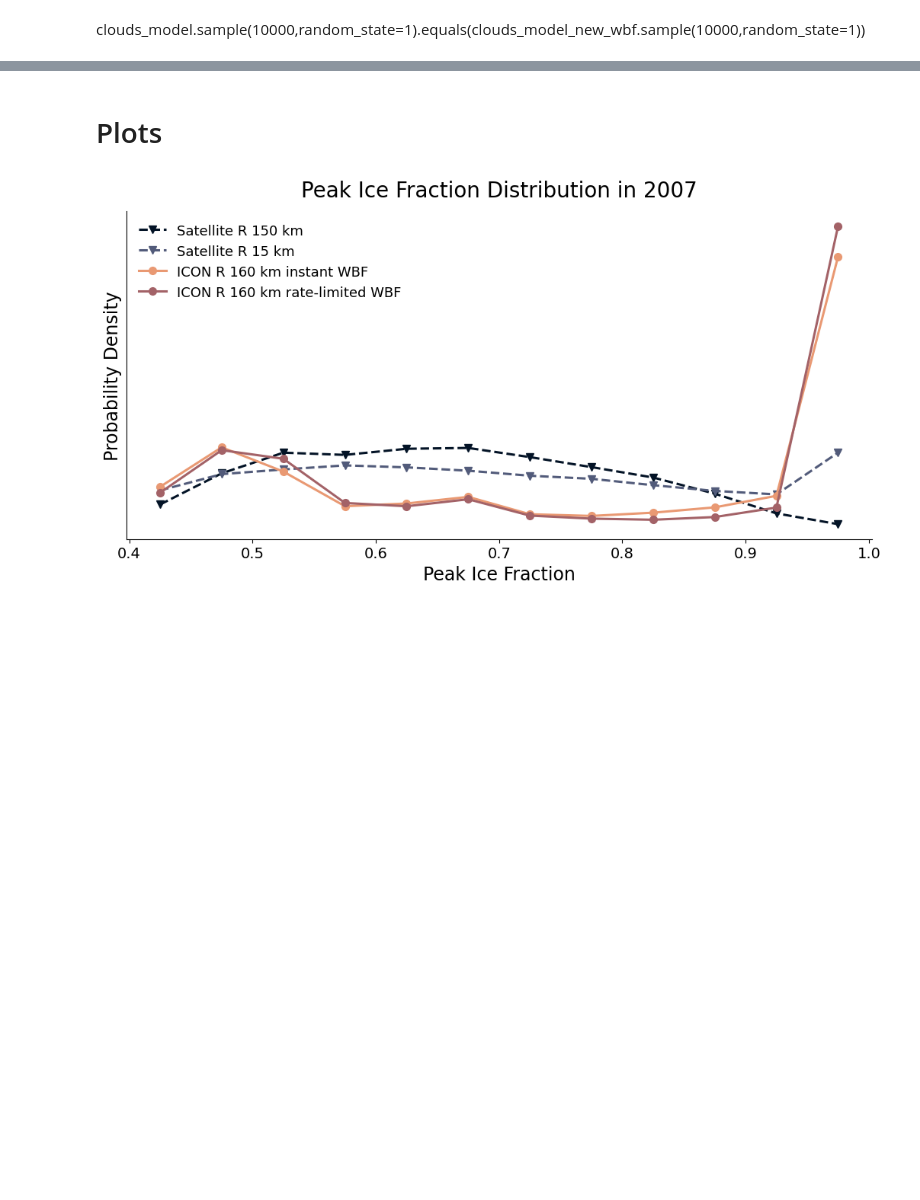
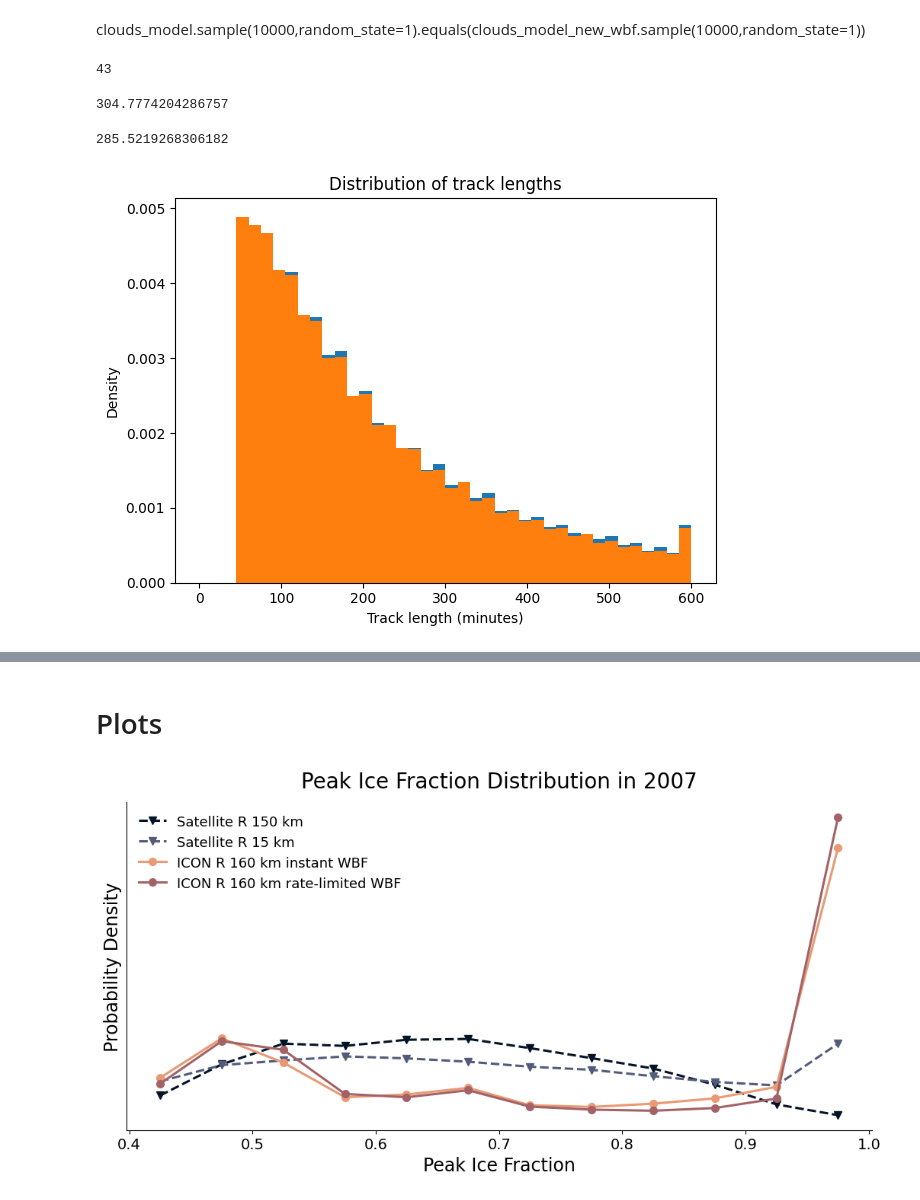
Before and after one commit to DragomirNikolov/MSGI, a Jupyter notebook: plotting/model_vs_satellite_plots.ipynb, the cells around one changed output, grey strips where cells are left out. Saved outputs shown, nothing was run; the diff lists cells and outputs as text; code cells hidden in the pictures; blank space fills up the shorter version.

```diff
--- a/plotting/model_vs_satellite_plots.ipynb
+++ b/plotting/model_vs_satellite_plots.ipynb
@@ -123,3 +141,37 @@ set_peak_if(glac_model)
 set_peak_if(glac_model_new_wbf)
 
 # clouds_high_res = clouds_high_res[clouds_high_res["avg_size[km]"]>3e4]
+# %%
+len(glac_model_new_wbf.iloc[0]["ice_frac_hist"])
+# %% [output]
+43
+# %%
+# Dict values are timedeltas
+vals_instant = np.array(list(glac_model.track_length.values))
+
+# Convert timedeltas to minutes
+minutes_instant = vals_instant.astype("timedelta64[s]").astype(float) / 60
+
+# Dict values are timedeltas
+vals_rl = np.array(list(glac_model_new_wbf.track_length.values))
+
+# Convert timedeltas to minutes
+minutes_rl = vals_rl.astype("timedelta64[s]").astype(float) / 60
+# %%
+minutes_rl.mean()
+# %% [output]
+304.7774204286757
+# %%
+minutes_instant.mean()
+# %% [output]
+285.5219268306182
+# %%
+plt.hist(minutes_rl, bins=40,range=[0,600],density=True)
+plt.hist(minutes_instant, bins=40,range=[0,600],density=True)
+plt.xlabel("Track length (minutes)")
+plt.ylabel("Density")
+plt.title("Distribution of track lengths")
+plt.tight_layout()
+plt.show()
+# %% [output]
+[figure, added]
```
Also changed, not shown: parts of 11 cells of this notebook, 4 other files.
